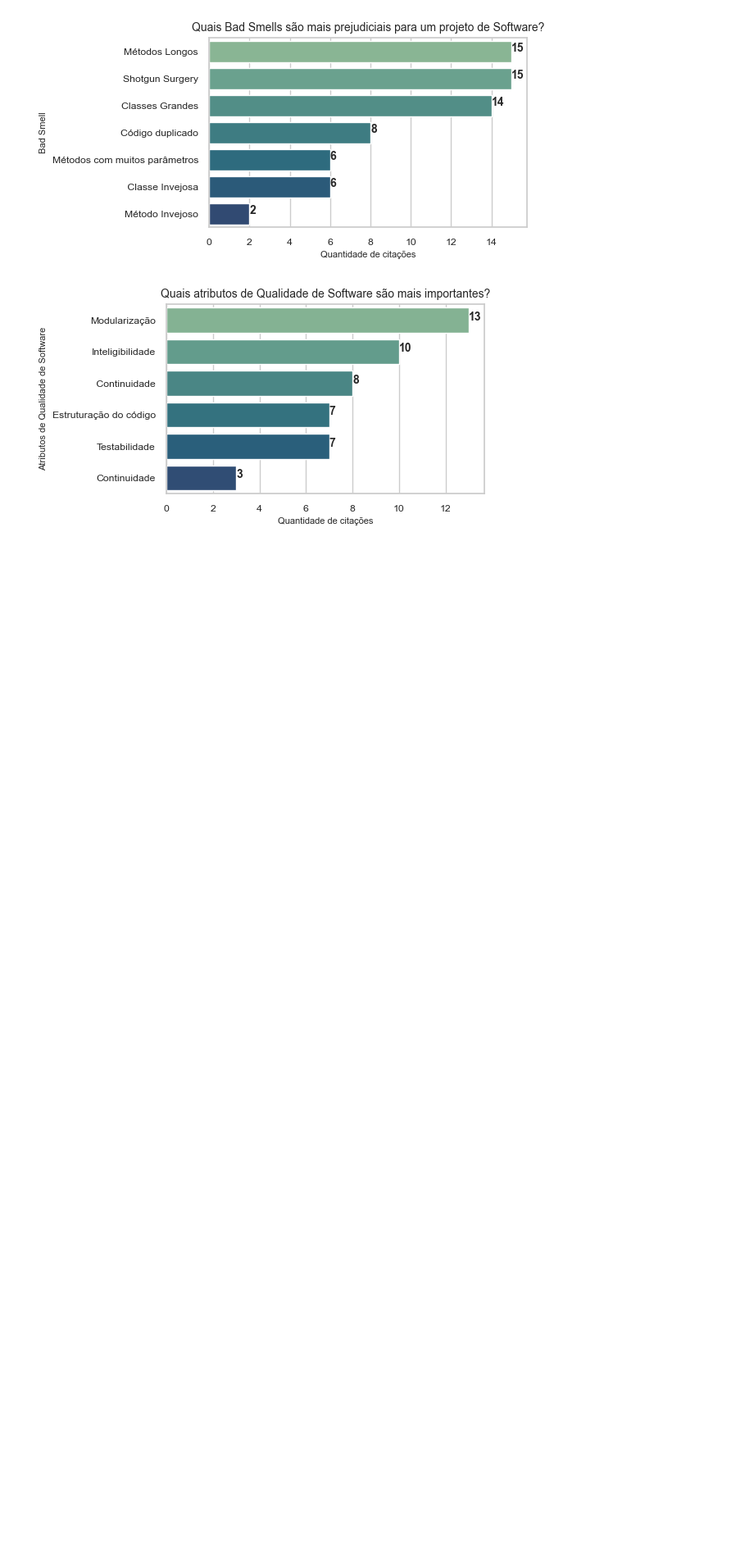
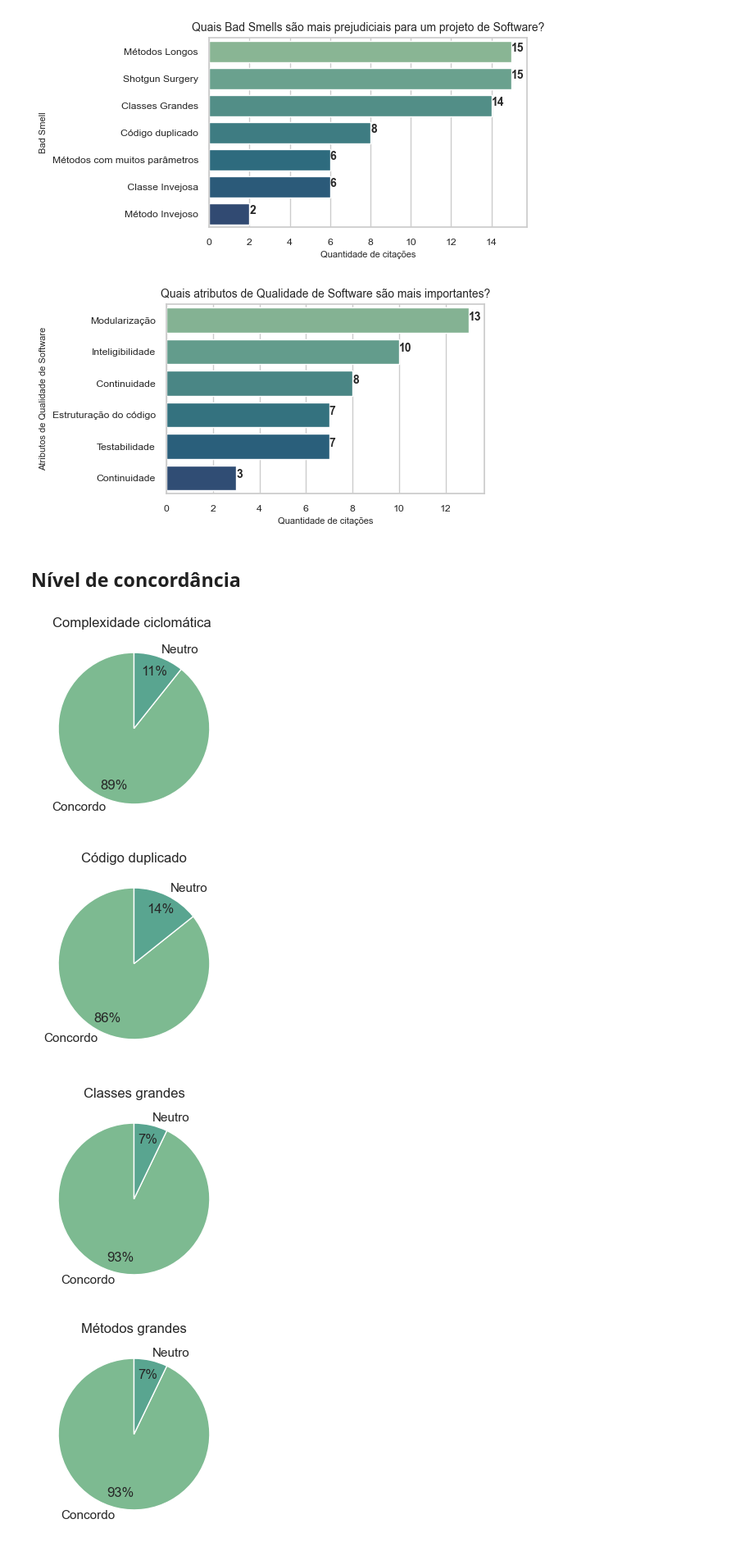
Before and after one commit to stefaneadna/Quality_Software, a Jupyter notebook: trabalho3/analise.ipynb, the cells around one changed output. Shown: that part at 82% size. Drawn from its saved outputs; the diff is of its cells as text; code cells hidden in the pictures; blank space fills up the shorter version.

```diff
--- a/trabalho3/analise.ipynb
+++ b/trabalho3/analise.ipynb
@@ -361,3 +361,34 @@ for rect in ax.patches:
     ax.text(rect.get_width(), rect.get_y() + rect.get_height() / 2,"%.f"% rect.get_width(), weight='bold', fontsize=10)
 # %% [output]
 [figure]
+# %% [markdown]
+## Nível de concordância
+# %%
+def concordancia(column_name,titulo):
+    plt.subplots(figsize=(3,3))
+    sns.set(font_scale=1)
+    data = df_form2[column_name].replace({
+        1:'Não Concordo',
+        2: 'Não Concordo',
+        3: "Neutro",
+        4: "Concordo",
+        5: "Concordo"
+    }).value_counts().reset_index()
+
+    colors = sns.color_palette('crest')[0:4]
+
+    plt.pie(data[column_name],labels=data['index'],colors = colors, autopct='%.0f%%',pctdistance=0.8,startangle=90)
+    plt.title(titulo)
+    plt.show()
+# %%
+concordancia('7_Complexidade_Ciclomatica',"Complexidade ciclomática ")
+concordancia('8_Codigo_Duplicado',"Código duplicado")
+concordancia('9_Classe_Grande',"Classes grandes")
+concordancia('10_Metodo_Grande',"Métodos grandes")
+concordancia('11_Muitos_Paramentos',"Longa lista de parâmetros")
+concordancia('12_Metodo_invejoso',"Método invejoso")
+# %% [output]
+[figure, added]
+[figure, added]
+[figure, added]
+[figure, added]
```
Also changed, not shown: parts of 1 cell of this notebook.
